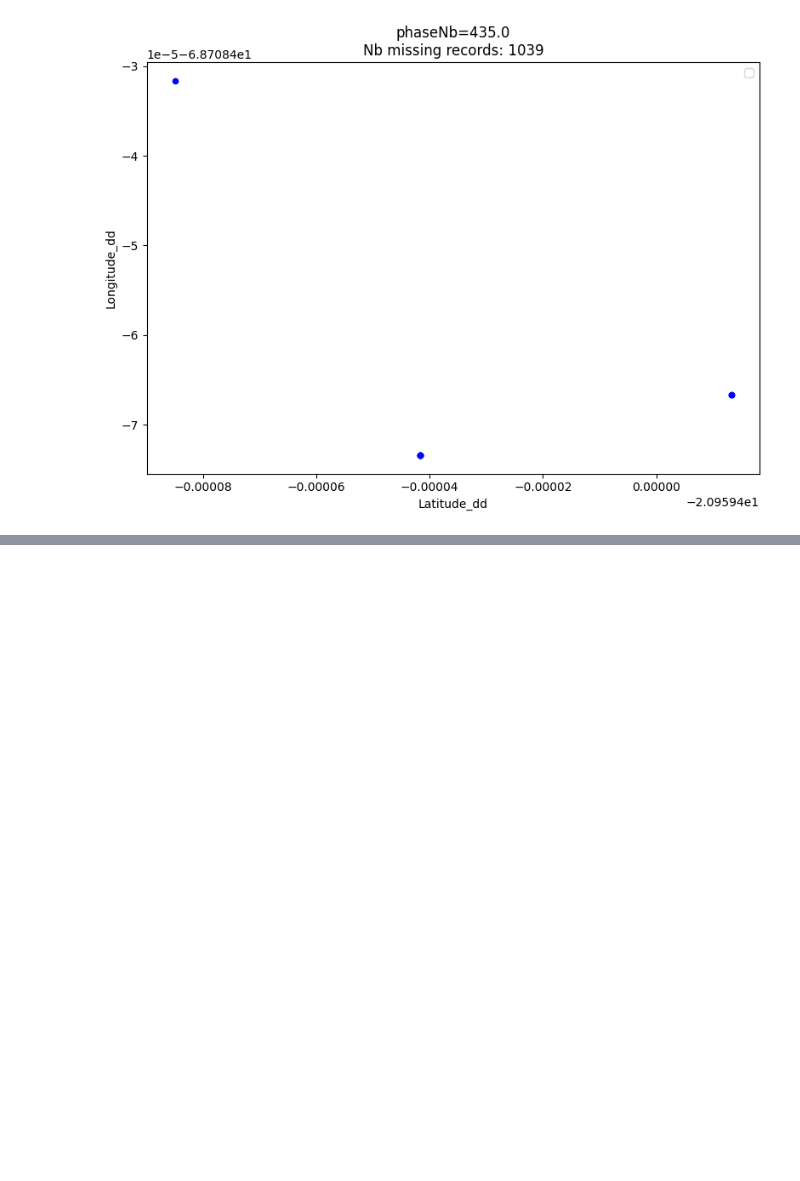
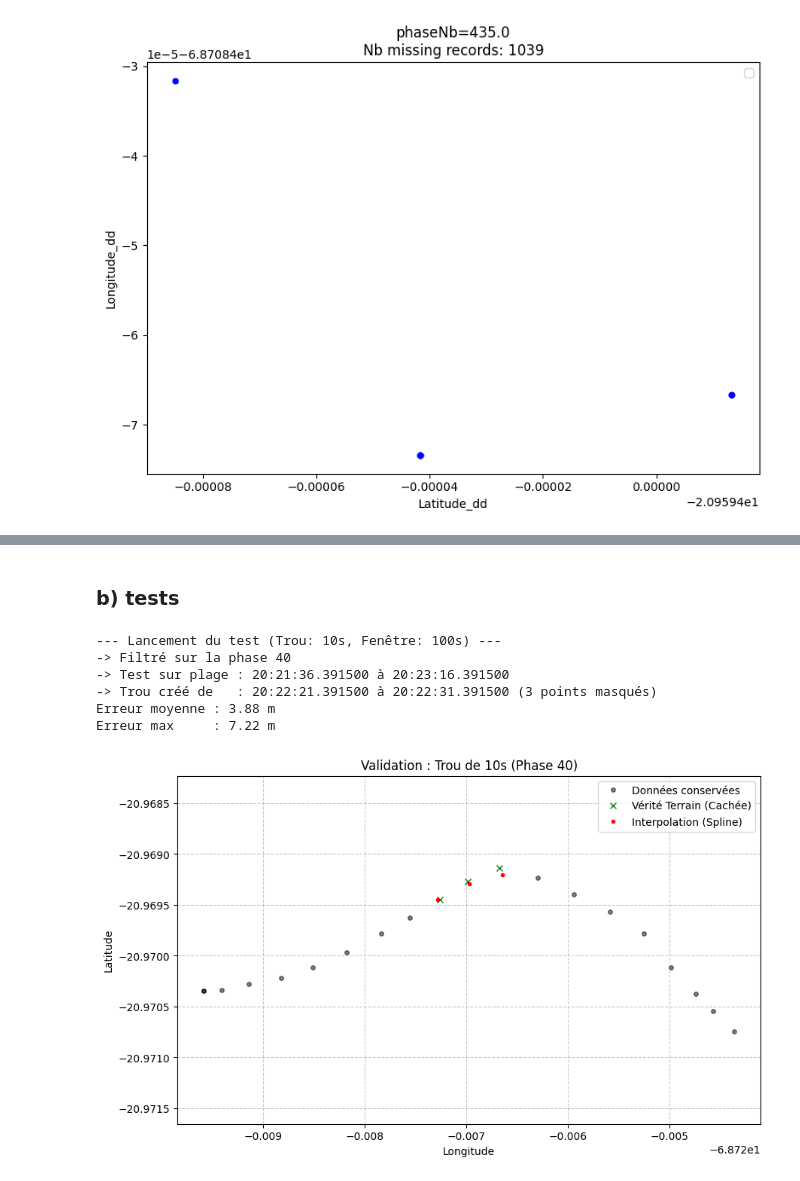
Before and after one commit to Nathan7128/ProjetMichelin, a Jupyter notebook: trajectory_clustering.ipynb, the cells around one changed output, grey strips where cells are left out. Saved outputs shown, nothing was run; the diff lists cells and outputs as text; code cells hidden in the pictures; blank space fills up the shorter version.

```diff
--- a/trajectory_clustering.ipynb
+++ b/trajectory_clustering.ipynb
@@ -404,0 +517,40 @@ for i, phase_nb in enumerate(phases):
+# %%
+def interpolate_trajectory_spline(df_in: pd.DataFrame) -> pd.DataFrame:
+    df_out = df_in.copy()
+
+    t0 = df_out["Time_utc"].min()
+    df_out["seconds_relative"] = (df_out["Time_utc"] - t0).dt.total_seconds()
+
+    mask_known = df_out['Latitude_dd'].notna() & df_out['Longitude_dd'].notna()
+
+    t_known = df_out.loc[mask_known, "seconds_relative"].values
+
+    t_target = df_out["seconds_relative"].values
+
+    # Projection (GPS -> Mètres)
+    transformer = Transformer.from_crs("EPSG:4326", "EPSG:32719", always_xy=True)
+
+    lon_known = df_out.loc[mask_known, 'Longitude_dd'].values
+    lat_known = df_out.loc[mask_known, 'Latitude_dd'].values
+
+    x_meters_known, y_meters_known = transformer.transform(lon_known, lat_known)
+
+
+    k_val = 3 if len(t_known) > 3 else 1
+
+    spl_x = make_interp_spline(t_known, x_meters_known, k=k_val)
+    spl_y = make_interp_spline(t_known, y_meters_known, k=k_val)
+
+
+    x_new_meters = spl_x(t_target)
+    y_new_meters = spl_y(t_target)
+
+    lon_new, lat_new = transformer.transform(x_new_meters, y_new_meters, direction='INVERSE')
+
+
+    df_out['Latitude_dd'] = lat_new
+    df_out['Longitude_dd'] = lon_new
+
+    df_out = df_out.drop(columns=["seconds_relative"])
+
+    return df_out
@@ -404,0 +626,2 @@ for i, phase_nb in enumerate(phases):
+# %% [markdown]
+### b) tests
@@ -404,0 +733,10 @@ for i, phase_nb in enumerate(phases):
+# %%
+run_interpolation_test(df_acceptable, phase_id=40, gap_duration_s=10)
+# %% [output]
+--- Lancement du test (Trou: 10s, Fenêtre: 100s) ---
+-> Filtré sur la phase 40
+-> Test sur plage : 20:21:36.391500 à 20:23:16.391500
+-> Trou créé de   : 20:22:21.391500 à 20:22:31.391500 (3 points masqués)
+Erreur moyenne : 3.88 m
+Erreur max     : 7.22 m
+[figure, added]
```
Also changed, not shown: parts of 78 cells of this notebook, 5 other files.
